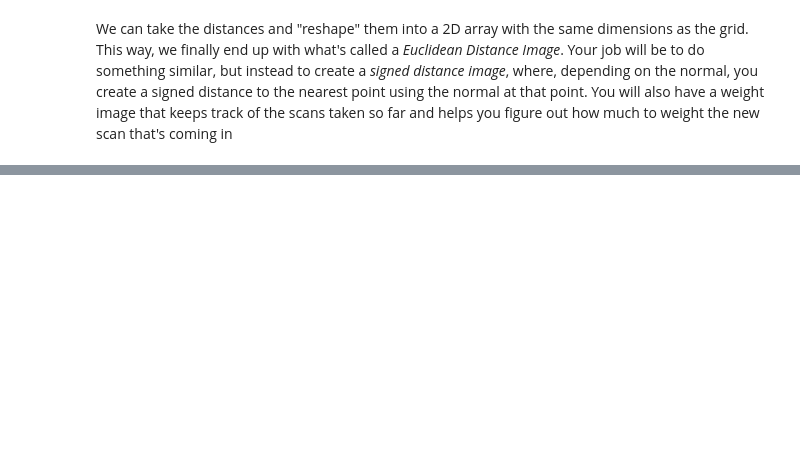
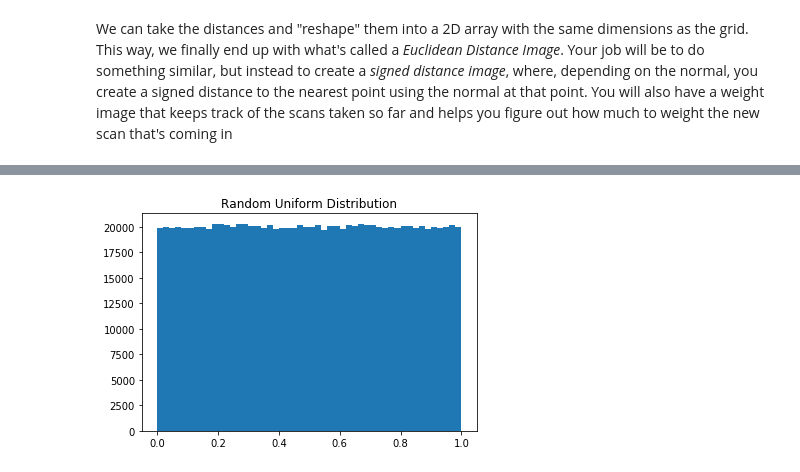
Before and after one commit to ctralie/NonrigidFusion, a Jupyter notebook: NumpyExamples.ipynb, the cells around one changed output, grey strips where cells are left out. Cells and saved outputs as stored; diff of their text form; code cells hidden in the pictures; blank space fills up the shorter version.

```diff
--- a/NumpyExamples.ipynb
+++ b/NumpyExamples.ipynb
@@ -130,0 +144,6 @@ plt.colorbar()
+# %%
+plt.hist(np.random.rand(1000000), bins=50)
+plt.title("Random Uniform Distribution")
+plt.show()
+# %% [output]
+[figure, added]
```
Also changed, not shown: parts of 17 cells of this notebook, 1 other file.
